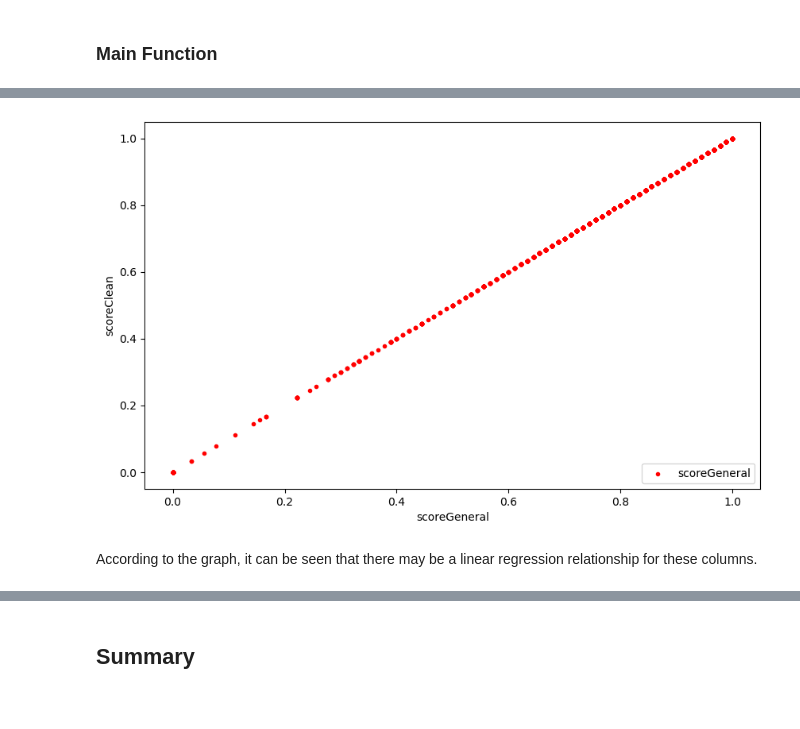
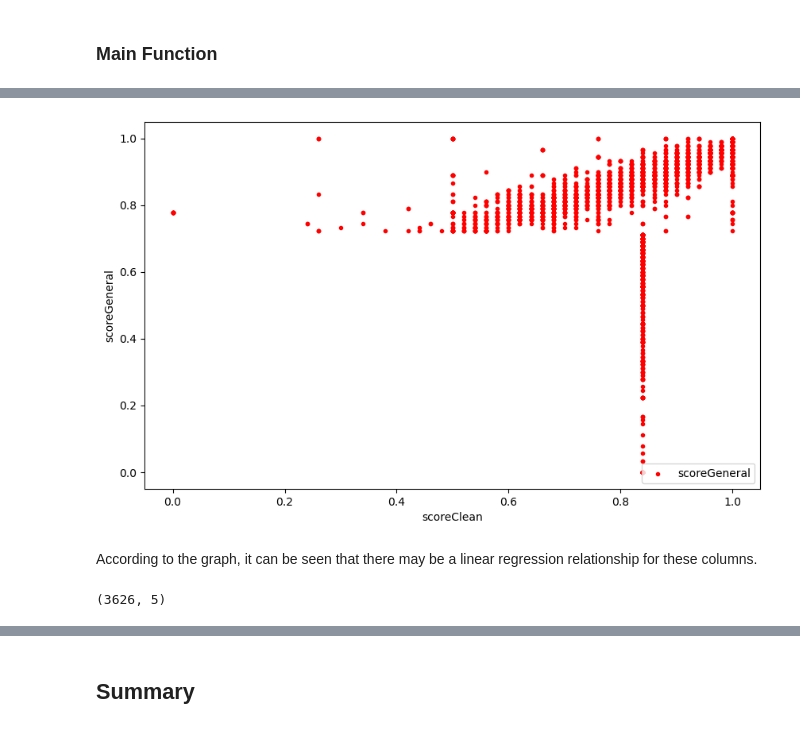
Before and after one commit to yarin-cohen02/dataScienceProject, a Jupyter notebook: project.ipynb, the cells around one changed output, grey strips where cells are left out. Cells and saved outputs as stored; diff of their text form; code cells hidden in the pictures.

```diff
--- a/project.ipynb
+++ b/project.ipynb
@@ -716,6 +718,9 @@ pd.pivot_table(problematicDf, values="hotelName", index="City", aggfunc="count")
 # %%
 # Export data set to csv:
 df.to_csv("Data/4-dataAPI.csv", index=False)
+# %%
+# Load data set from csv (for personal use):
+df = pd.read_csv("Data/4-dataAPI.csv")
 # %% [markdown]
 ## Step 4: EDA
 # %% [markdown]
@@ -949,6 +957,8 @@ def showScatterPlotPredict(df):
     plt.show()
 # %% [markdown]
 ### Main Function
+# %%
+numericDf = df[["pricePerNight", "scoreGeneral", "scoreValueForMoney", "scoreLocation", "scoreClean"]].copy()
 # %%
 # # Preparing the data: ADD DISTANCETLV
 # numericDf = df[["pricePerNight", "scoreGeneral", "scoreValueForMoney", "scoreLocation", "scoreClean"]].copy()
@@ -976,7 +983,7 @@ Max Value:  [1. 1. 1. 1.]
 # %%
 # Basic data visualisation for hints on regression:
-showScatterPlot(df, "scoreGeneral", ["scoreGeneral"], "scoreClean")
+showScatterPlot(numericDf, "scoreClean", ["scoreGeneral"], "scoreGeneral")
 # %% [output]
-[figure, old version]
+[figure, new version]
 # %% [markdown]
 According to the graph, it can be seen that there may be a linear regression relationship for these columns.
@@ -987,0 +990,4 @@ showScatterPlotPredict(df)
+# %%
+numericDf.shape
+# %% [output]
+(3626, 5)
```
Also changed, not shown: parts of 11 cells of this notebook, 1 other file.
